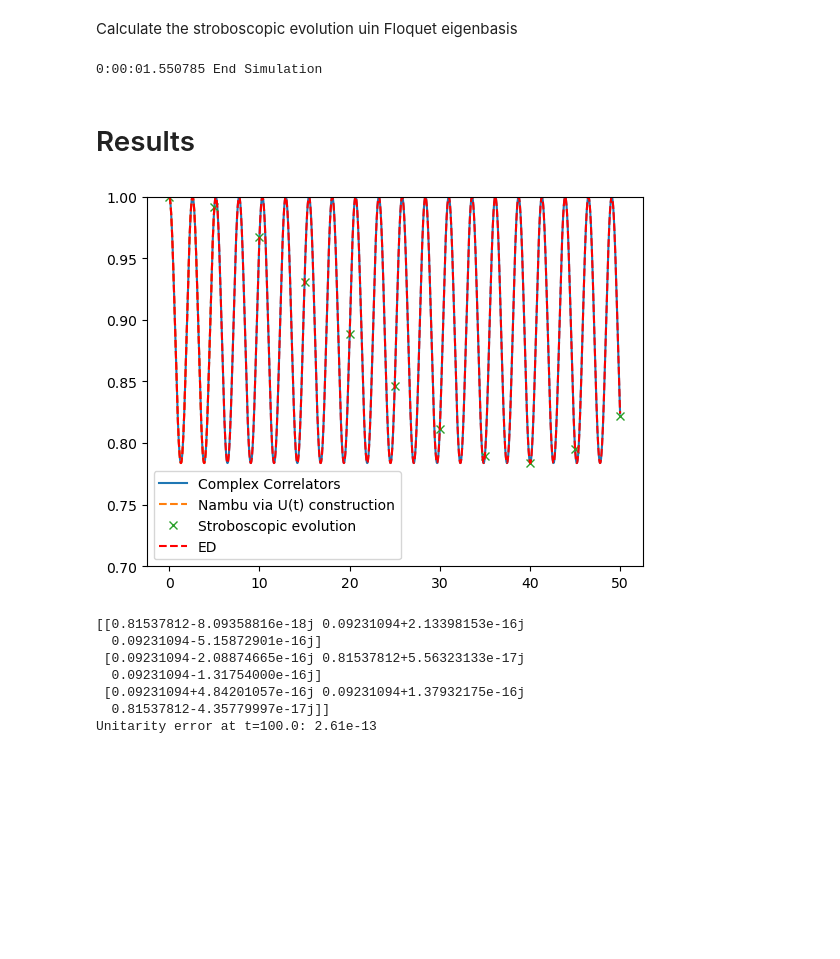
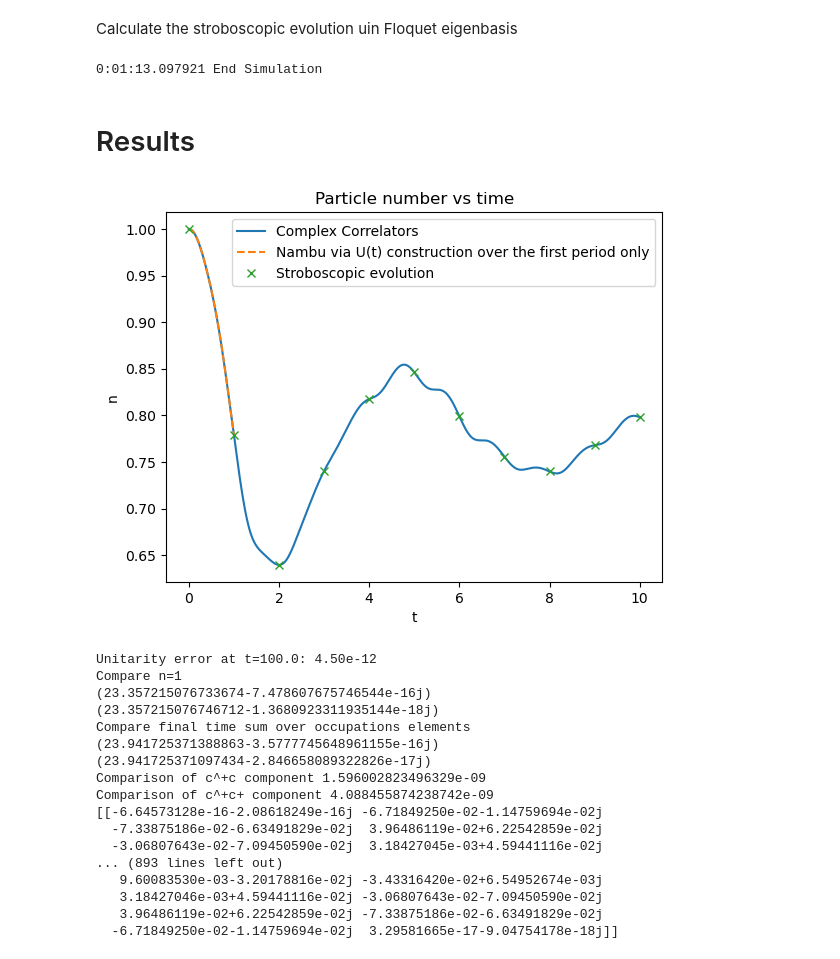
Before and after one commit to SamuelEwanBegg/XY_sensing, a Jupyter notebook: position_Floquet_map_evolution.ipynb, the cells around one changed output. Drawn from its saved outputs; the diff is of its cells as text; code cells hidden in the pictures; blank space fills up the shorter version.

Commit message:
position space Nambu code works to order 10m12 when required, verified against direct integration

```diff
--- a/position_Floquet_map_evolution.ipynb
+++ b/position_Floquet_map_evolution.ipynb
@@ -149,54 +205,89 @@ Calculate the stroboscopic evolution uin Floquet eigenbasis
 
 # Define and initialize
 inv_v = np.linalg.inv(v)
-Nambu_nT_fromdiag = []
+Nambu_nT = []
 Nambu_eigenbasis = np.dot(inv_v, Nambu_Correlator @ v)  # Rotate to eigenbasis
 
 # Do stroboscopic evolution
 for nn in range(0, stroboscopic_times+1):
     UTemp = np.diag(w**(nn))
     Nambu_nT_diag = np.dot(UTemp, np.dot(Nambu_eigenbasis, np.conjugate(np.transpose(UTemp))))
-    Nambu_nT_fromdiag +=  [np.dot(v, Nambu_nT_diag @ inv_v)] # rotate back and store the matrix in list
-Nambu_nT_fromdiag = np.asarray(Nambu_nT_fromdiag) #convert list to array
+    Nambu_nT +=  [np.dot(v, Nambu_nT_diag @ inv_v)] # rotate back and store the matrix in list
+
+Nambu_nT = np.asarray(Nambu_nT) #convert list to array
 # %%
 ####### CHECK AGAINST DIRECT INTEGRATION OF CORRELATORS (element by element)
 # Initialize Time parameters
 method = 'RK45' # integration method #'RK45' (4th order), 'DOP853' (8th order), 'BDF'
 rtol = 10**(-12) # relative tolerance of integration scheme
-atol = 10**(-14) # absolute tolerance of integration scheme
-h1 = h1_amp*np.sin(2*np.pi/(h1_period)*dt*np.arange(0,oneperiod_steps+1)) # initialize periodic field, note + 1 time added here for RK4 and heun integration step endpoints
-Corr_mat_list, Dag_mat_list, corr_diag = methods.integrator_matrices_eff(obs, Dag_obs, J, gamma, h0, h1, 10 * oneperiod_steps, dt, sites, boundary_conditions, method, atol, rtol)
+atol = 10**(-12) # absolute tolerance of integration scheme
+#h1 = h1_amp*np.sin(2*np.pi/(h1_period)*dt*np.arange(0,oneperiod_steps+1)) # initialize periodic field, note + 1 time added here for RK4 and heun integration step endpoints
+Corr_mat_list, Dag_mat_list, corr_diag = methods.integrator_matrices_eff(obs, Dag_obs, J, gamma, h0, h1_amp, 2 * np.pi / h1_period, stroboscopic_times * oneperiod_steps + 1, dt, sites, boundary_conditions, method, atol, rtol)
 # %% [output]
-0:00:01.550785 End Simulation
+0:01:13.097921 End Simulation
 # %% [markdown]
 # Results
 # %%
 Corr_mat_list = np.asarray(Corr_mat_list)
+Dag_mat_list = np.asarray(Dag_mat_list)
+Nambu_Corr_nT = copy.copy(Nambu_nT[:, sites:, sites:])
+Nambu_Dag_nT = copy.copy(- Nambu_nT[:,sites:,0:sites])
 
 plt.plot(dt * np.arange(0,np.size(Corr_mat_list,0)),Corr_mat_list[:, 0, 0],"-",label = "Complex Correlators")
 
-plt.plot(dt * np.arange(0,np.size(Nambu_T_mat,0)),Nambu_T_mat[:, sites, sites],"--",label = "Nambu via U(t) construction")
+plt.plot(dt * np.arange(0,np.size(Nambu_T_mat,0)),Nambu_T_mat[:, sites, sites],"--",label = "Nambu via U(t) construction over the first period only")
 
-plt.plot(h1_period * np.arange(0,stroboscopic_times+1), Nambu_nT_fromdiag[:,sites,sites], "x", label = "Stroboscopic evolution") # check the value of the correlation matrix at the end of one period
+plt.plot(h1_period * np.arange(0,stroboscopic_times+1), Nambu_nT[:,sites,sites], "x", label = "Stroboscopic evolution") # check the value of the correlation matrix at the end of one period
 
-ED_particle = 0.5 + np.load('/Users/samuelbegg/Desktop/Dump/magsites.npy')
-plt.plot(0.01 * np.arange(0,np.size(ED_particle,1)),ED_particle[0,:],"--r",label = "ED")
+#ED_particle = 0.5 + np.load('/Users/samuelbegg/Desktop/Dump/magsites.npy')
+#plt.plot(0.1 * np.arange(0,np.size(ED_particle,1)),ED_particle[0,:],"--r",label = "ED")
 plt.legend()
-plt.ylim(0.7,1.0)
+plt.ylabel("n")
+plt.xlabel("t")
+plt.title("Particle number vs time")
 plt.show()
 
 
 # check unitary error at time T (1 period), i.e. U^T U will deviate from Identity by a small amount
-print(Corr_mat_list[-1] -  Nambu_T_mat[-1,0:sites,0:sites])
 U = sol.y[:,-1].reshape((2*sites, 2*sites))
 unitarity_error = np.linalg.norm(U.conj().T @ U - np.eye(2*sites))
 print(f"Unitarity error at t={10000*dt}: {unitarity_error:.2e}")
+
+# compare at n = 1 (first stroboscopic time)
+print("Compare n=1")
+print(np.trace(Nambu_nT[1,sites:,sites:]))
+print(np.trace(Corr_mat_list[oneperiod_steps, :, :]))
+
+# check error at final time
+print("Compare final time sum over occupations elements")
+print(np.trace(Nambu_nT[-1,sites:,sites:]))
+print(np.trace(Corr_mat_list[-1, :, :]))
+#print(np.sum(ED_particle[:,-1]))
+
+# Compare the full matrices from both fermionic approaches
+print("Comparison of c^+c component", np.sum(np.abs(Nambu_nT[-1,sites:,sites:] - Corr_mat_list[-1, :, :])))
+print("Comparison of c^+c+ component", np.sum(np.abs(Nambu_nT[-1,sites:,0:sites] + Dag_mat_list[-1, :, :])))
+# Compare)
+
+
+print(Nambu_nT[-1,sites:,0:sites])
+print(Dag_mat_list[-1, :, :])
 # %% [output]
-[figure, old version]
+[figure, new version]
-[[0.81537812-8.09358816e-18j 0.09231094+2.13398153e-16j
-  0.09231094-5.15872901e-16j]
- [0.09231094-2.08874665e-16j 0.81537812+5.56323133e-17j
-  0.09231094-1.31754000e-16j]
- [0.09231094+4.84201057e-16j 0.09231094+1.37932175e-16j
-  0.81537812-4.35779997e-17j]]
-Unitarity error at t=100.0: 2.61e-13
+Unitarity error at t=100.0: 4.50e-12
+Compare n=1
+(23.357215076733674-7.478607675746544e-16j)
+(23.357215076746712-1.3680923311935144e-18j)
+Compare final time sum over occupations elements
+(23.941725371388863-3.5777745648961155e-16j)
+(23.941725371097434-2.846658089322826e-17j)
+Comparison of c^+c component 1.596002823496329e-09
+Comparison of c^+c+ component 4.088455874238742e-09
+[[-6.64573128e-16-2.08618249e-16j -6.71849250e-02-1.14759694e-02j
+  -7.33875186e-02-6.63491829e-02j  3.96486119e-02+6.22542859e-02j
+  -3.06807643e-02-7.09450590e-02j  3.18427045e-03+4.59441116e-02j
+... (893 lines left out)
+   9.60083530e-03-3.20178816e-02j -3.43316420e-02+6.54952674e-03j
+   3.18427046e-03+4.59441116e-02j -3.06807643e-02-7.09450590e-02j
+   3.96486119e-02+6.22542859e-02j -7.33875186e-02-6.63491829e-02j
+  -6.71849250e-02-1.14759694e-02j  3.29581665e-17-9.04754178e-18j]]
```
Also changed, not shown: parts of 7 cells of this notebook, 1 other file.
